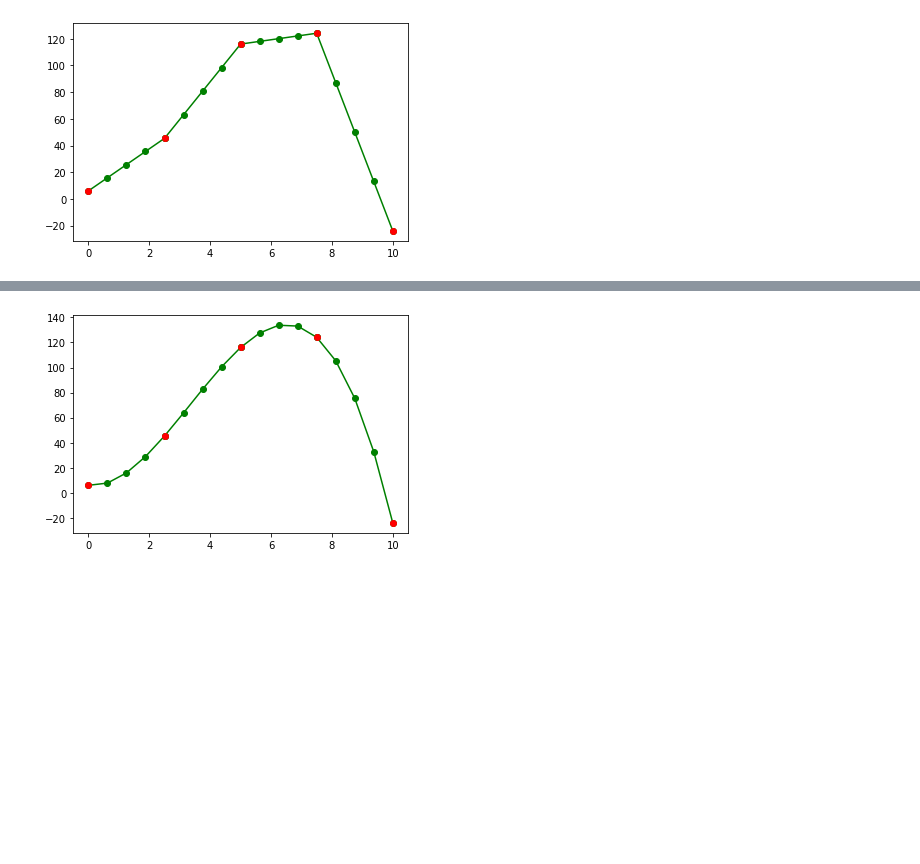
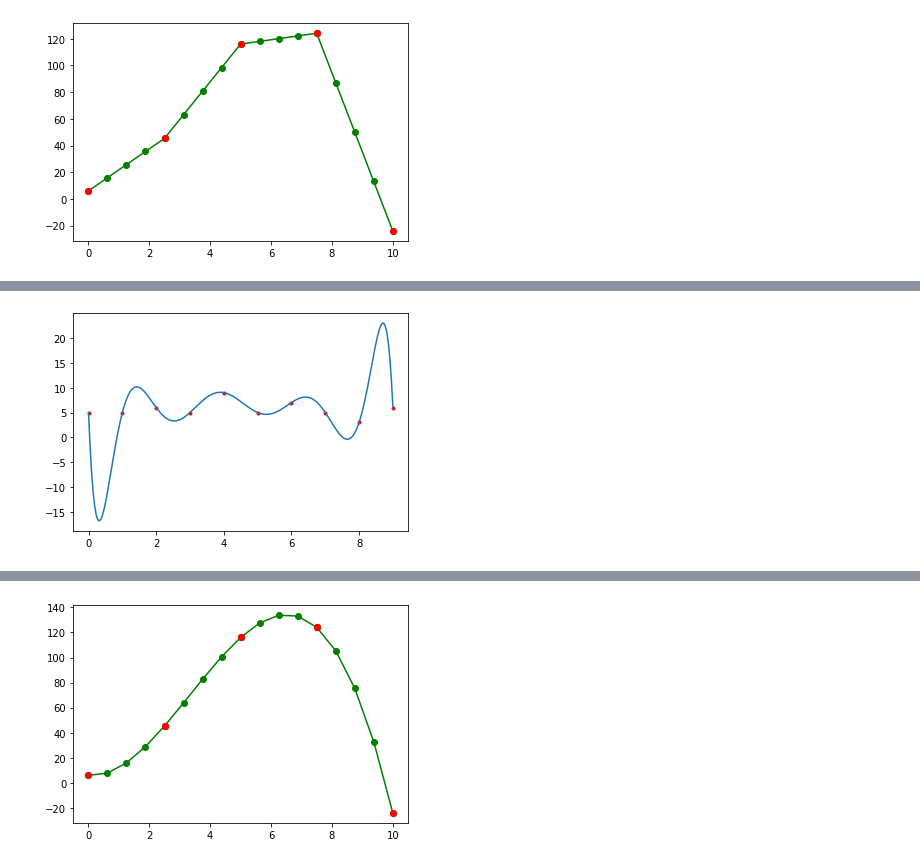
Before and after one commit to pavelberanek91/matematicky-software, a Jupyter notebook: MS5_interpolace_aproximace.ipynb, the cells around one changed output, grey strips where cells are left out. Cells and saved outputs as stored; diff of their text form; code cells hidden in the pictures; blank space fills up the shorter version.

```diff
--- a/MS5_interpolace_aproximace.ipynb
+++ b/MS5_interpolace_aproximace.ipynb
@@ -62,3 +99,10 @@ plt.show()
+# %%
+xs = np.linspace(0,N-1,200)
+ys = sum([a[k]*xs**k for k in range(0,N)])
+plt.plot(x,y,'r.',xs,ys)
+plt.show()
+# %% [output]
+[figure, added]
 # %% [markdown]
 #### Lagrangeova interpolace
 
```
Also changed, not shown: parts of 19 cells of this notebook.
